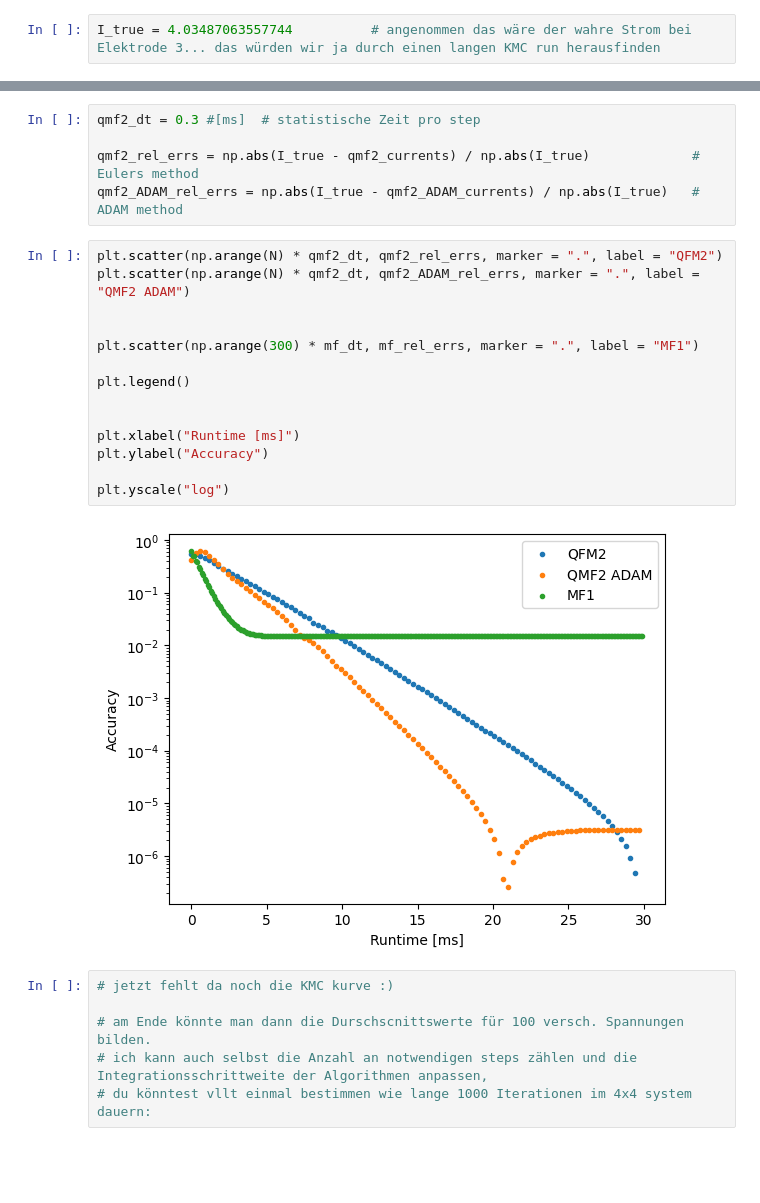
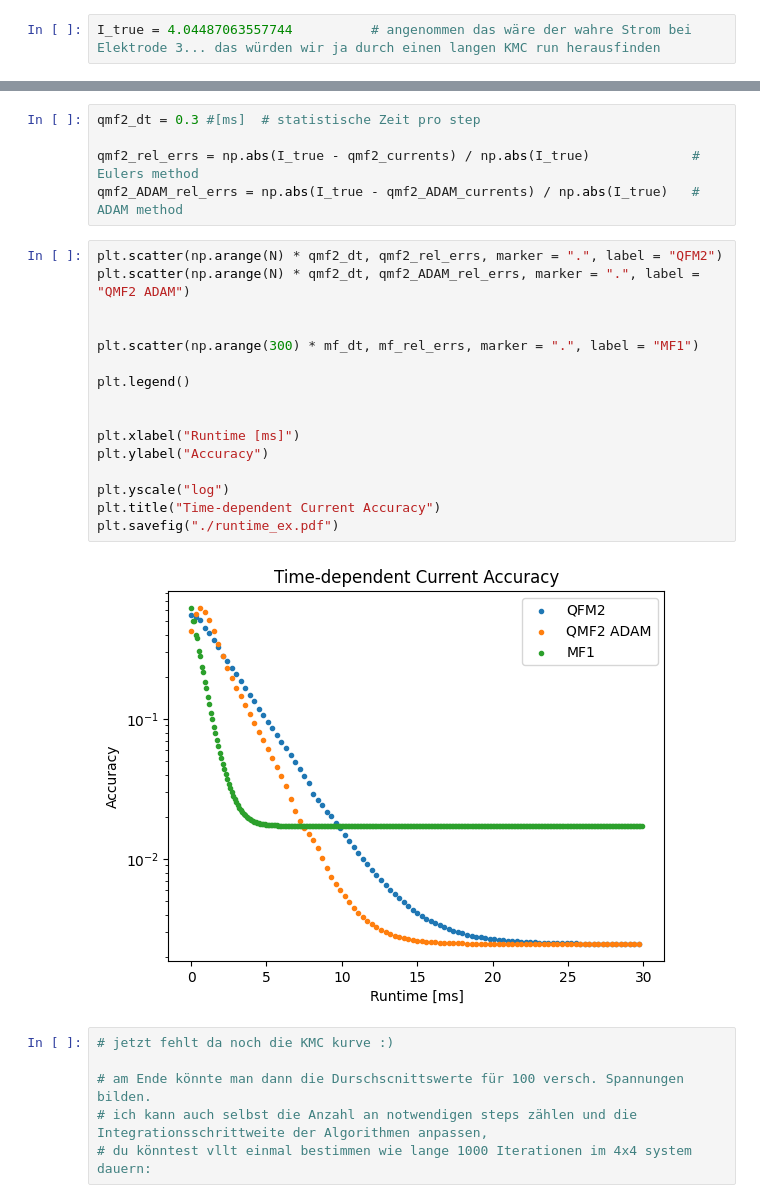
Before and after one commit to evanwonisch/NanoNetsMF, a Jupyter notebook: run/runtime/introduction.ipynb, the cells around one changed output, grey strips where cells are left out. Drawn from its saved outputs; the diff is of its cells as text; blank space fills up the shorter version.

Commit message:
included runtime analysis

```diff
--- a/run/runtime/introduction.ipynb
+++ b/run/runtime/introduction.ipynb
@@ -135,7 +135,7 @@ Text(0.5, 1.0, 'Zeitentwicklung des Stroms')
 # %% [markdown]
 Mit den Konvergenzintervallen sähe das dann ja so aus:
 # %%
-I_true = 4.03487063557744          # angenommen das wäre der wahre Strom bei Elektrode 3... das würden wir ja durch einen langen KMC run herausfinden
+I_true = 4.04487063557744          # angenommen das wäre der wahre Strom bei Elektrode 3... das würden wir ja durch einen langen KMC run herausfinden
 # %%
 mf_rel_errs = np.abs(I_true - mf_currents) / np.abs(I_true)   # relativer Fehler nach jeweiliger Anzahl iterationen
 # %%
@@ -205,19 +207,21 @@ qmf2_ADAM_rel_errs = np.abs(I_true - qmf2_ADAM_currents) / np.abs(I_true)   # AD
 # %%
 plt.scatter(np.arange(N) * qmf2_dt, qmf2_rel_errs, marker = ".", label = "QFM2")
 plt.scatter(np.arange(N) * qmf2_dt, qmf2_ADAM_rel_errs, marker = ".", label = "QMF2 ADAM")
 
 
 plt.scatter(np.arange(300) * mf_dt, mf_rel_errs, marker = ".", label = "MF1")
 
 plt.legend()
 
 
 plt.xlabel("Runtime [ms]")
 plt.ylabel("Accuracy")
 
 plt.yscale("log")
+plt.title("Time-dependent Current Accuracy")
+plt.savefig("./runtime_ex.pdf")
 # %% [output]
-[figure, old version]
+[figure, new version]
 # %%
 # jetzt fehlt da noch die KMC kurve :)
 
```
Also changed, not shown: parts of 2 cells of this notebook, 11 other files.
